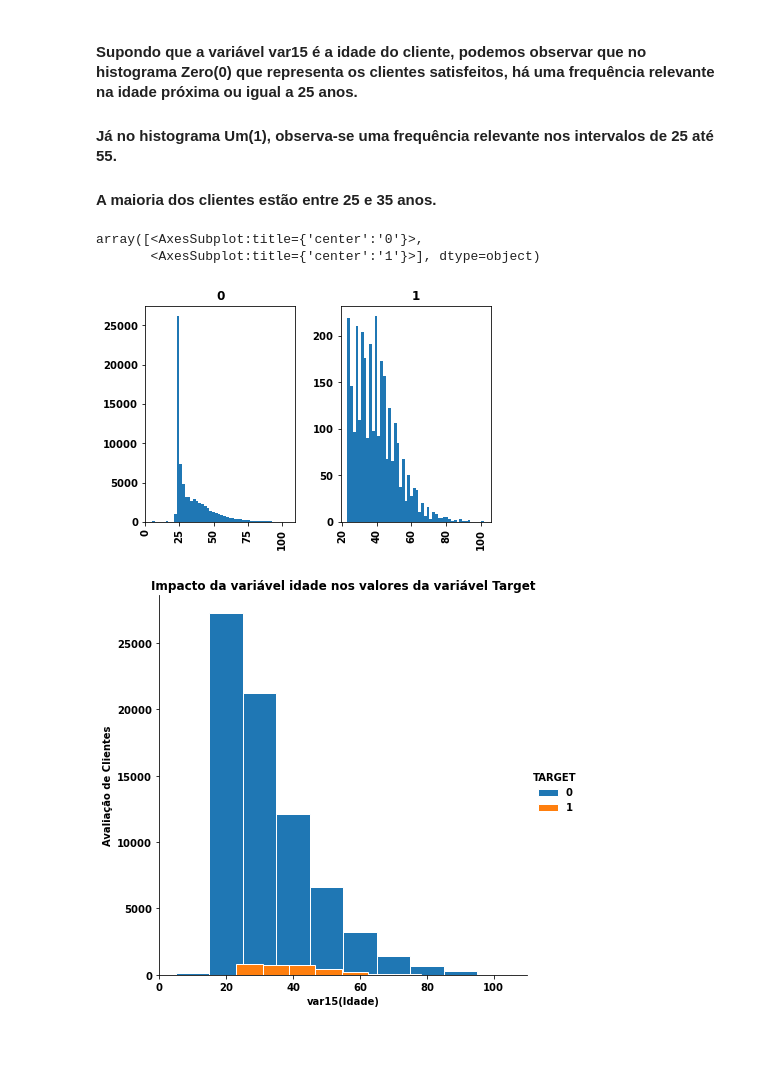
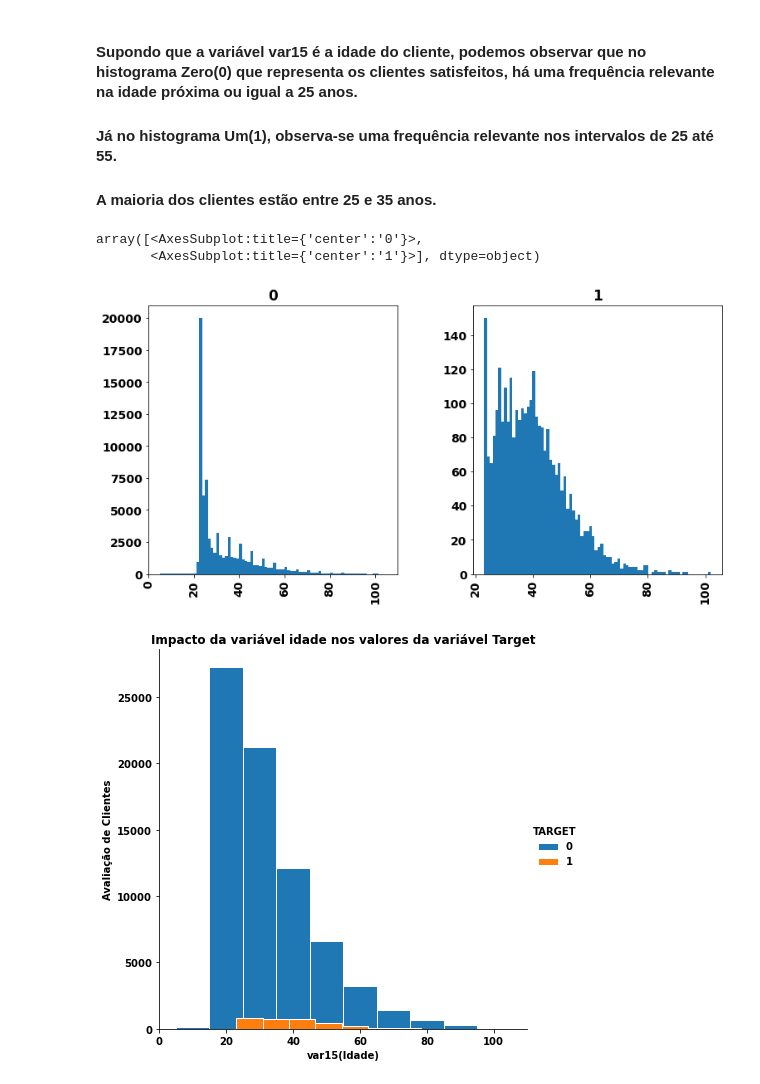
Before and after one commit to leandrofusco/Santander_Customer_Satisfaction, a Jupyter notebook: Projeto_Santander.ipynb, the cells around one changed output. Cells and saved outputs as stored; diff of their text form; code cells hidden in the pictures; blank space fills up the shorter version.

```diff
--- a/Projeto_Santander.ipynb
+++ b/Projeto_Santander.ipynb
@@ -150,11 +155,11 @@ Name: var15, dtype: float64
 
 #### A maioria dos clientes estão entre 25 e 35 anos.
 # %%
-x_train.var15.hist(by=x_train.TARGET, bins=50)
+x_train.var15.hist(by=x_train.TARGET, bins=80)
 # %% [output]
 array([<AxesSubplot:title={'center':'0'}>,
        <AxesSubplot:title={'center':'1'}>], dtype=object)
-[figure, old version]
+[figure, new version]
 # %%
 sns.FacetGrid(x_train, hue="TARGET", size=6) \
    .map(plt.hist, "var15",edgecolor='w', bins=10) \
```
Also changed, not shown: parts of 37 cells of this notebook.
